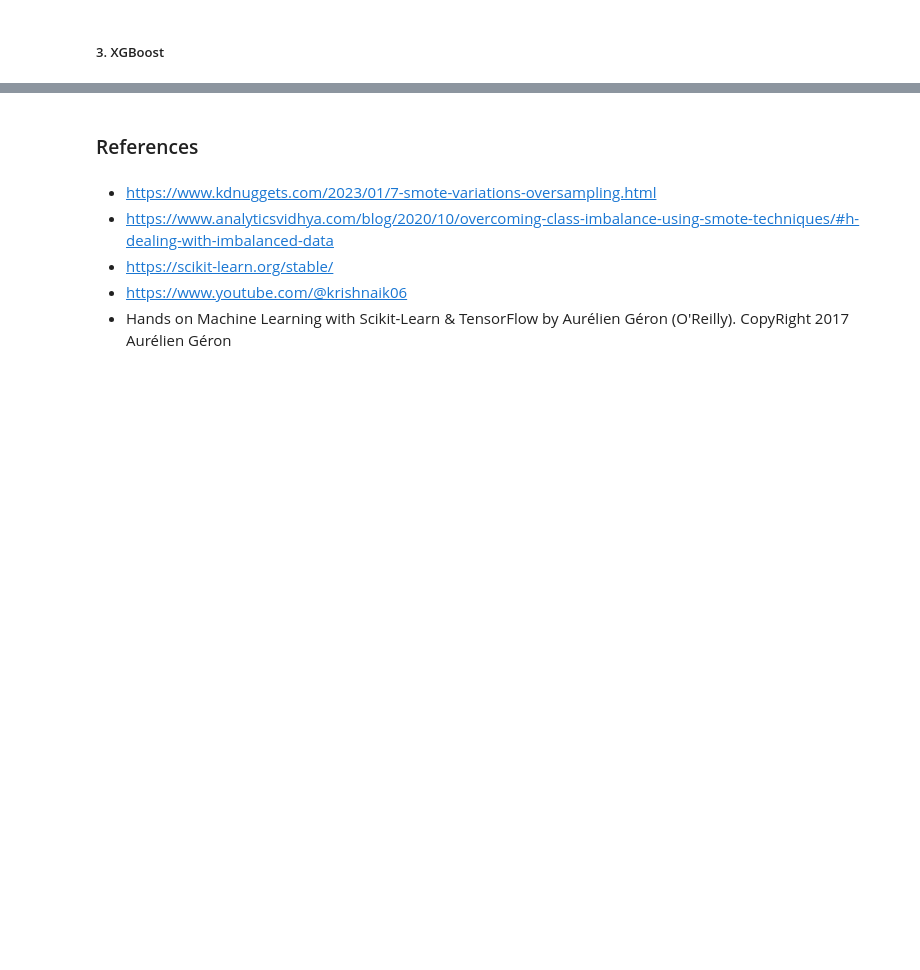
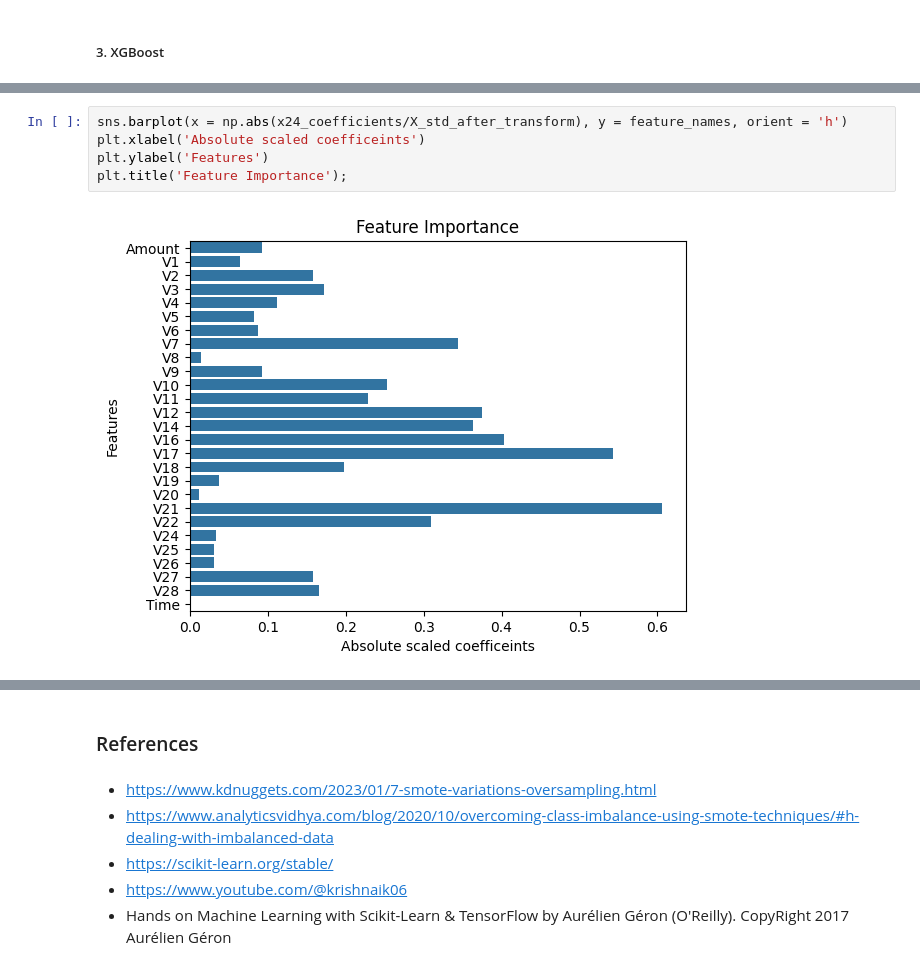
Before and after one commit to Sharma-Ayush/Credit-Card-Fraud-Detection, a Jupyter notebook: notebook/Predictive_Modeling.ipynb, the cells around one changed output, grey strips where cells are left out. Drawn from its saved outputs; the diff is of its cells as text; blank space fills up the shorter version.

```diff
--- a/notebook/Predictive_Modeling.ipynb
+++ b/notebook/Predictive_Modeling.ipynb
@@ -1054,0 +1155,7 @@ As expected, the layers that the model needed is not too much but still the mode
+# %%
+sns.barplot(x = np.abs(x24_coefficients/X_std_after_transform), y = feature_names, orient = 'h')
+plt.xlabel('Absolute scaled coefficeints')
+plt.ylabel('Features')
+plt.title('Feature Importance');
+# %% [output]
+[figure, added]
```
Also changed, not shown: parts of 163 cells of this notebook.
